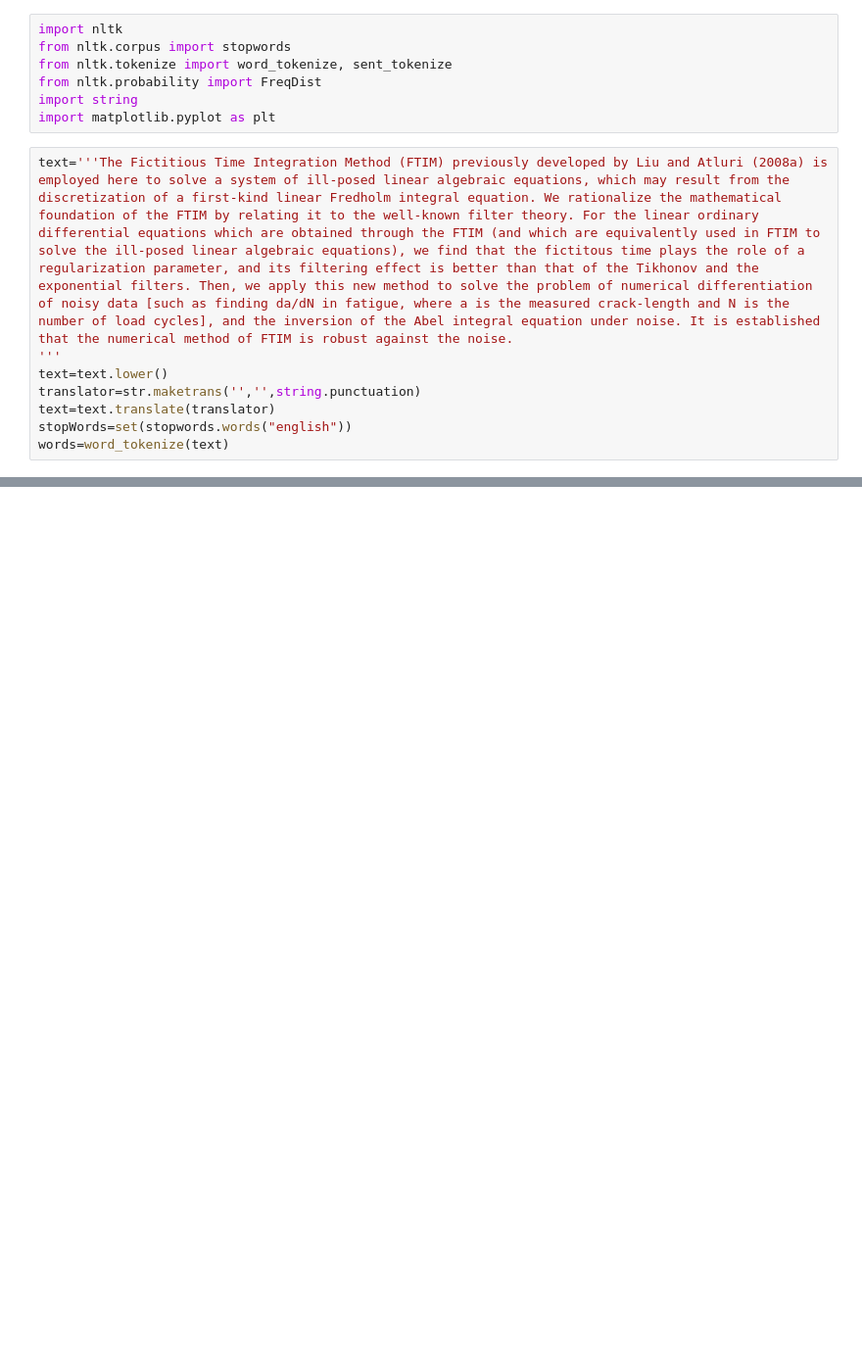
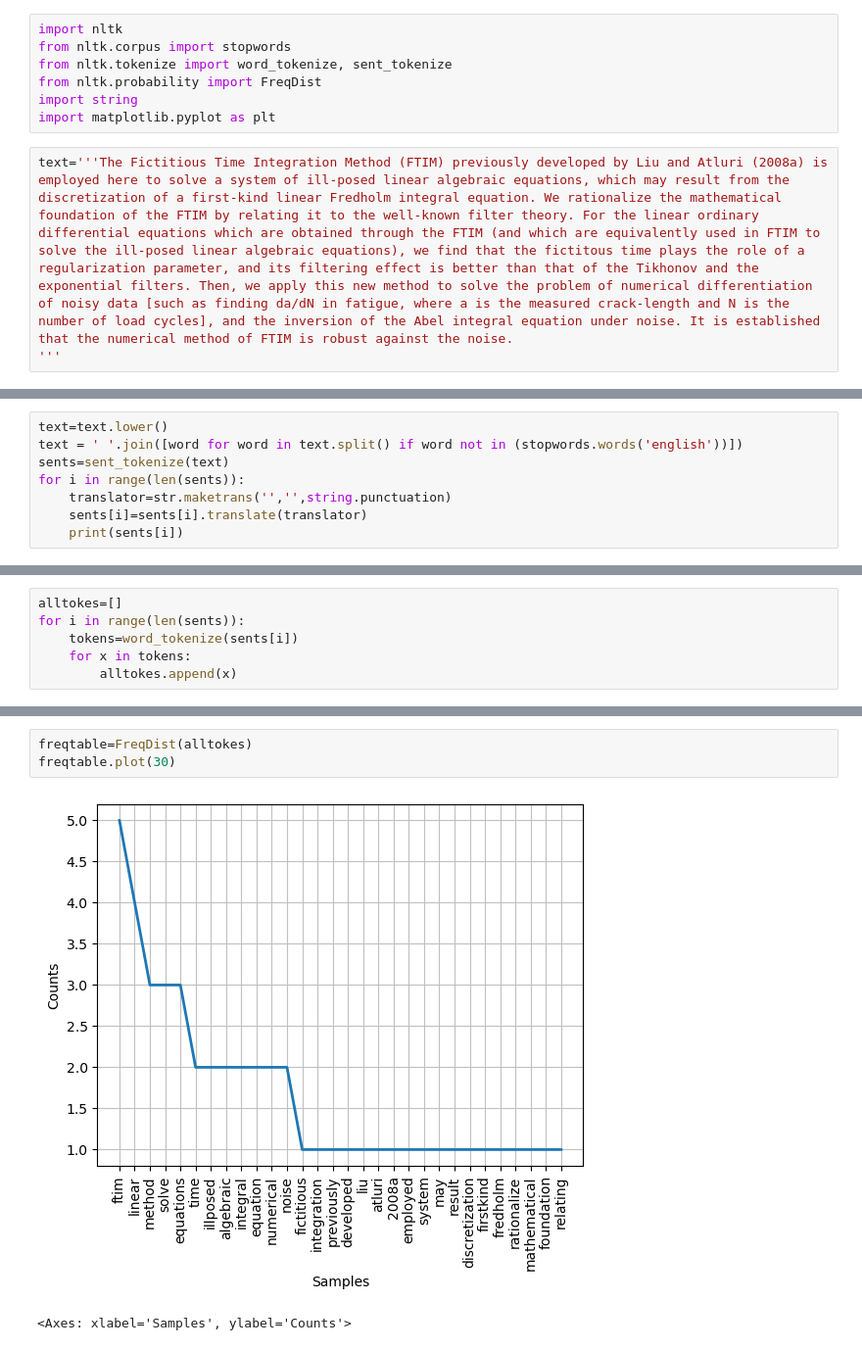
Before and after one commit to daboof/NLP, a Jupyter notebook: NLP notebook.ipynb, the cells around one changed output, grey strips where cells are left out. Shown: that part at 98% size. Cells and saved outputs as stored; diff of their text form; blank space fills up the shorter version.

Commit message:
alltokes

```diff
--- a/NLP notebook.ipynb
+++ b/NLP notebook.ipynb
@@ -8,8 +8,3 @@ import matplotlib.pyplot as plt
 # %%
 text='''The Fictitious Time Integration Method (FTIM) previously developed by Liu and Atluri (2008a) is employed here to solve a system of ill-posed linear algebraic equations, which may result from the discretization of a first-kind linear Fredholm integral equation. We rationalize the mathematical foundation of the FTIM by relating it to the well-known filter theory. For the linear ordinary differential equations which are obtained through the FTIM (and which are equivalently used in FTIM to solve the ill-posed linear algebraic equations), we find that the fictitous time plays the role of a regularization parameter, and its filtering effect is better than that of the Tikhonov and the exponential filters. Then, we apply this new method to solve the problem of numerical differentiation of noisy data [such as finding da/dN in fatigue, where a is the measured crack-length and N is the number of load cycles], and the inversion of the Abel integral equation under noise. It is established that the numerical method of FTIM is robust against the noise.
 '''
-text=text.lower()
-translator=str.maketrans('','',string.punctuation)
-text=text.translate(translator)
-stopWords=set(stopwords.words("english"))
-words=word_tokenize(text)
@@ -37,0 +11,8 @@ plt.show()
+# %%
+text=text.lower()
+text = ' '.join([word for word in text.split() if word not in (stopwords.words('english'))])
+sents=sent_tokenize(text)
+for i in range(len(sents)):
+    translator=str.maketrans('','',string.punctuation)
+    sents[i]=sents[i].translate(translator)
+    print(sents[i])
@@ -37,0 +25,6 @@ plt.show()
+# %%
+alltokes=[]
+for i in range(len(sents)):
+    tokens=word_tokenize(sents[i])
+    for x in tokens:
+        alltokes.append(x)
@@ -37,0 +35,6 @@ plt.show()
+# %%
+freqtable=FreqDist(alltokes)
+freqtable.plot(30)
+# %% [output]
+[figure, added]
+<Axes: xlabel='Samples', ylabel='Counts'>
```
Also changed, not shown: parts of 6 cells of this notebook.
